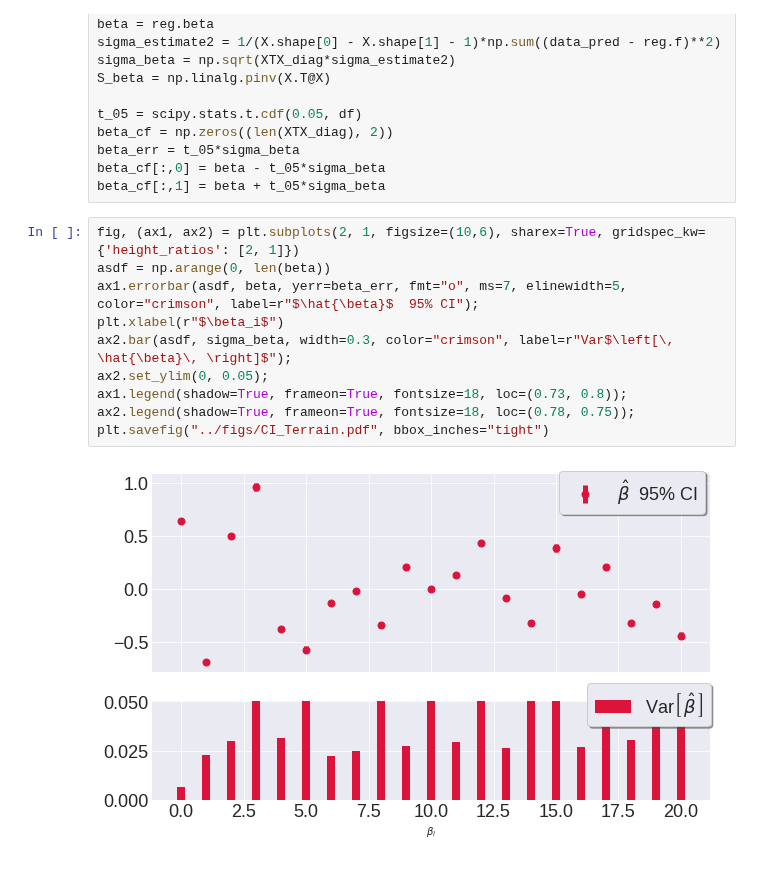
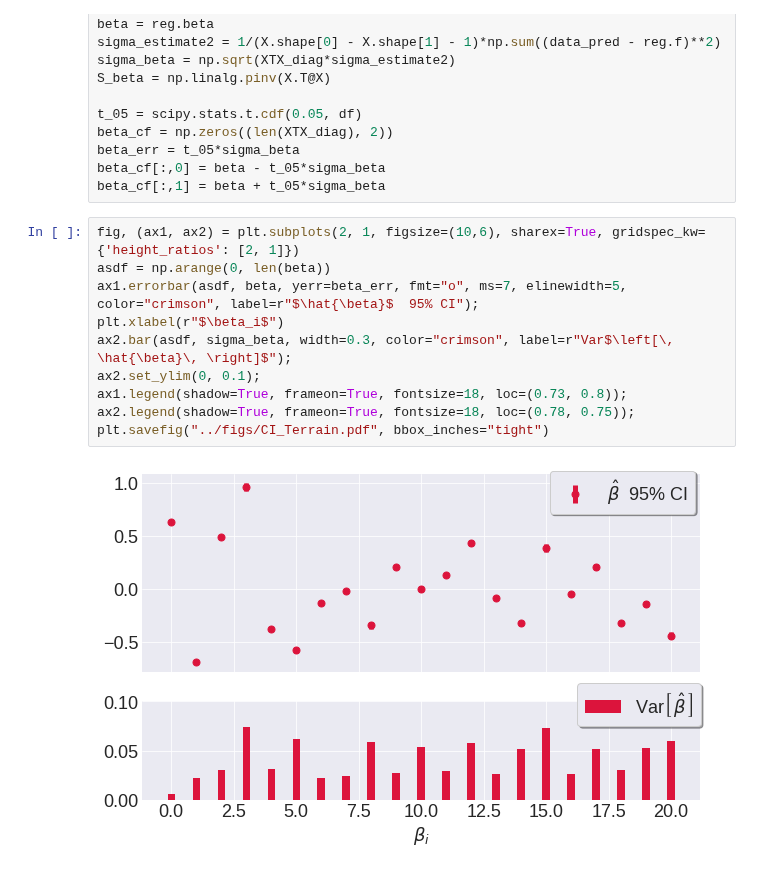
Before and after one commit to asdfbat/FYS-STK4155, a Jupyter notebook: Project1/src/ConfidenceIntervals.ipynb, the cells around one changed output. Cells and saved outputs as stored; diff of their text form.

```diff
--- a/Project1/src/ConfidenceIntervals.ipynb
+++ b/Project1/src/ConfidenceIntervals.ipynb
@@ -90,12 +90,12 @@ beta_cf[:,1] = beta + t_05*sigma_beta
 # %%
 fig, (ax1, ax2) = plt.subplots(2, 1, figsize=(10,6), sharex=True, gridspec_kw={'height_ratios': [2, 1]})
 asdf = np.arange(0, len(beta))
 ax1.errorbar(asdf, beta, yerr=beta_err, fmt="o", ms=7, elinewidth=5, color="crimson", label=r"$\hat{\beta}$  95% CI");
 plt.xlabel(r"$\beta_i$")
 ax2.bar(asdf, sigma_beta, width=0.3, color="crimson", label=r"Var$\left[\, \hat{\beta}\, \right]$");
-ax2.set_ylim(0, 0.05);
+ax2.set_ylim(0, 0.1);
 ax1.legend(shadow=True, frameon=True, fontsize=18, loc=(0.73, 0.8));
 ax2.legend(shadow=True, frameon=True, fontsize=18, loc=(0.78, 0.75));
 plt.savefig("../figs/CI_Terrain.pdf", bbox_inches="tight")
 # %% [output]
-[figure, old version]
+[figure, new version]
```
Also changed, not shown: parts of 1 cell of this notebook, 1 other file.
